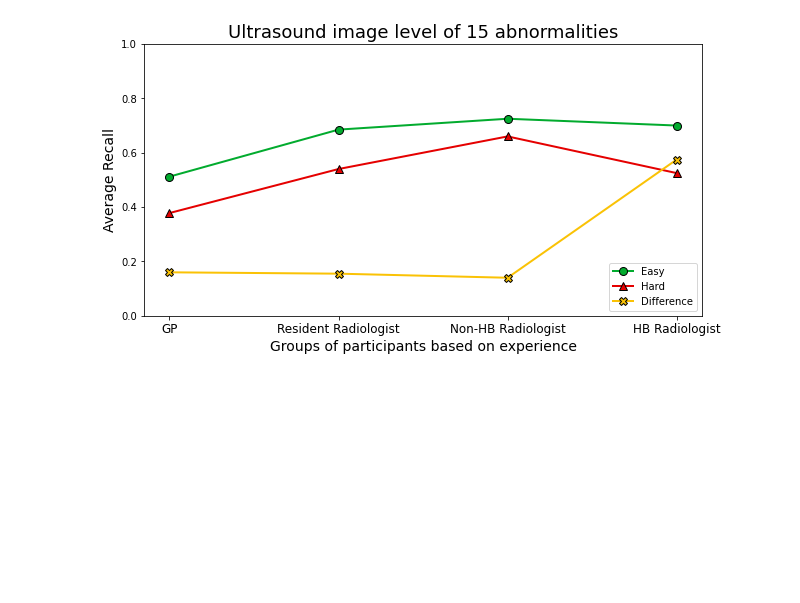
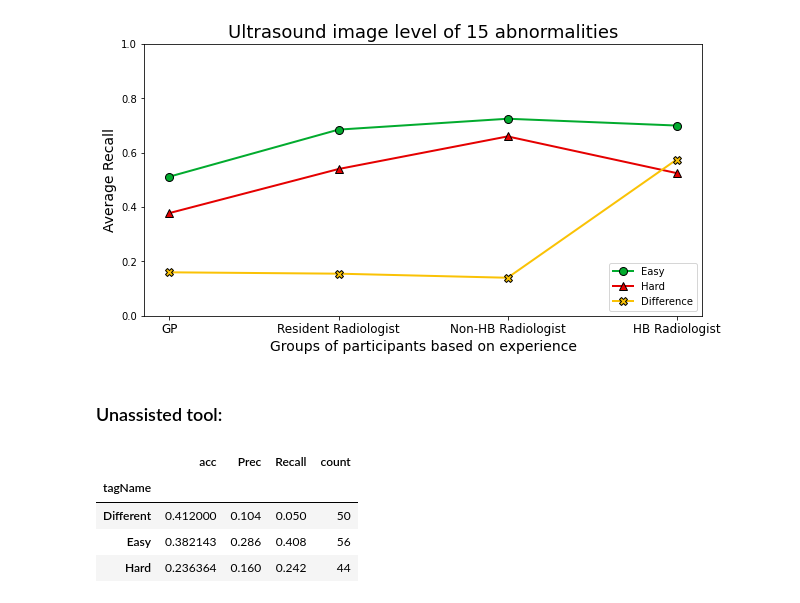
Before and after one commit to Peckkie/Experiment_Evaluation_CCA, a Jupyter notebook: Graph_forPaper.ipynb, the cells around one changed output. Cells and saved outputs as stored; diff of their text form; code cells hidden in the pictures; blank space fills up the shorter version.

```diff
--- a/Graph_forPaper.ipynb
+++ b/Graph_forPaper.ipynb
@@ -668,3 +670,7 @@ plt.legend(loc='lower right')
 show()
 # %% [output]
 [figure]
+# %% [markdown]
+### Unassisted tool:
+# %%
+GP5 =['B10_Pred1','B11_Pred2','B12_Pred2','U10_Pred','U11_Pred2','U20_Pred2','U21_Pred','U30_Pred','U31_Pred2','U40_Pred2','U41_Pred']
@@ -670,0 +721,13 @@ show()
+# %%
+result= pd.concat([df1, df2,df3], ignore_index=True)
+result["Prec"] = pd.to_numeric(result["Prec"])
+result["Recall"] = pd.to_numeric(result["Recall"])
+# %%
+GP = result[(result['per']=='B10_Pred1' )|(result['per']=='B11_Pred2')|(result['per']=='B12_Pred2')|(result['per']=='U10_Pred')|(result['per']=='U11_Pred2')]
+GP.groupby('tagName').mean()
+# %% [output]
+|  | acc | Prec | Recall | count |
+| tagName |  |  |  |  |
+| Different | 0.412000 | 0.104 | 0.050 | 50 |
+| Easy | 0.382143 | 0.286 | 0.408 | 56 |
+| Hard | 0.236364 | 0.160 | 0.242 | 44 |
```
Also changed, not shown: parts of 15 cells of this notebook.
